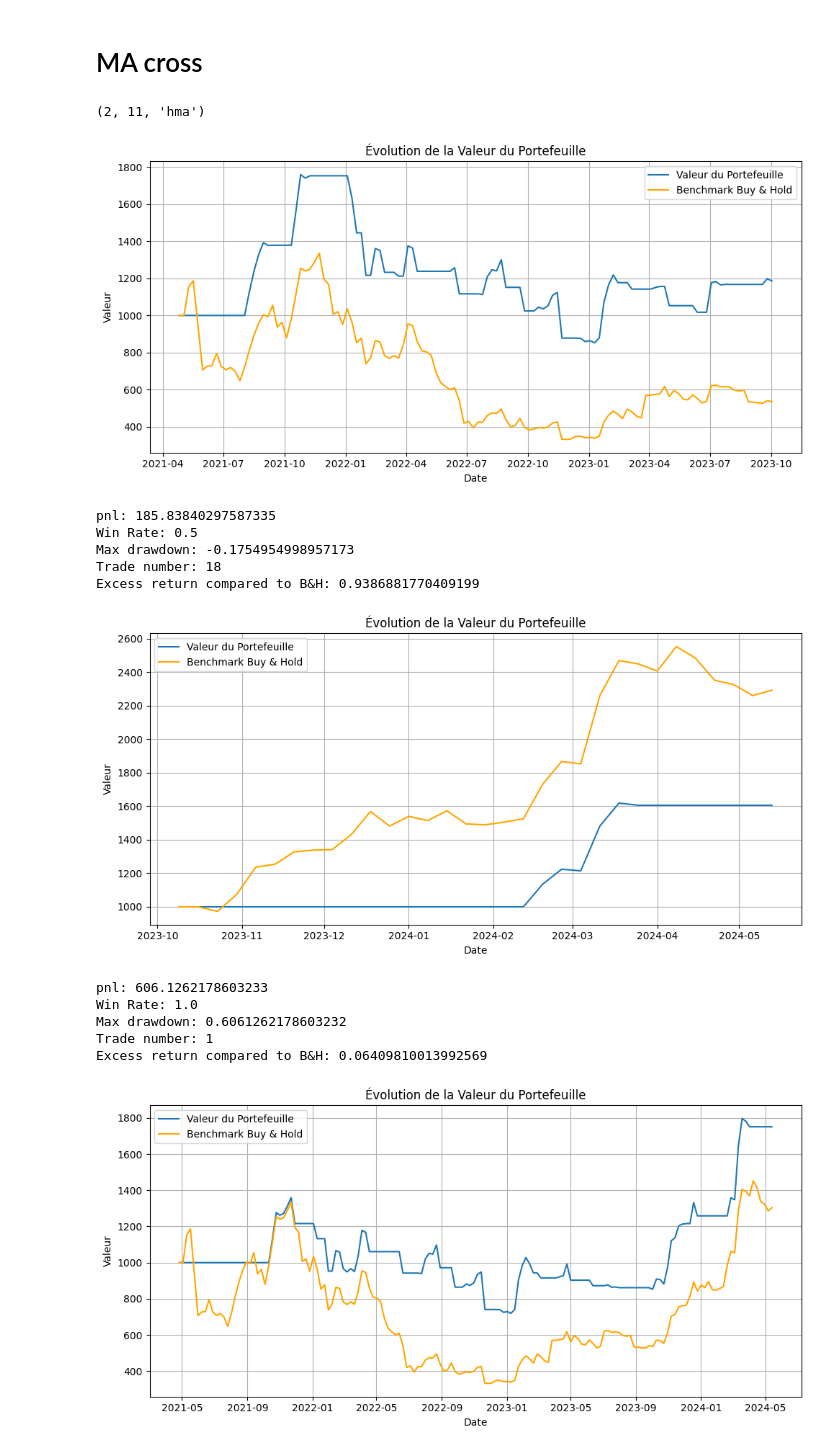
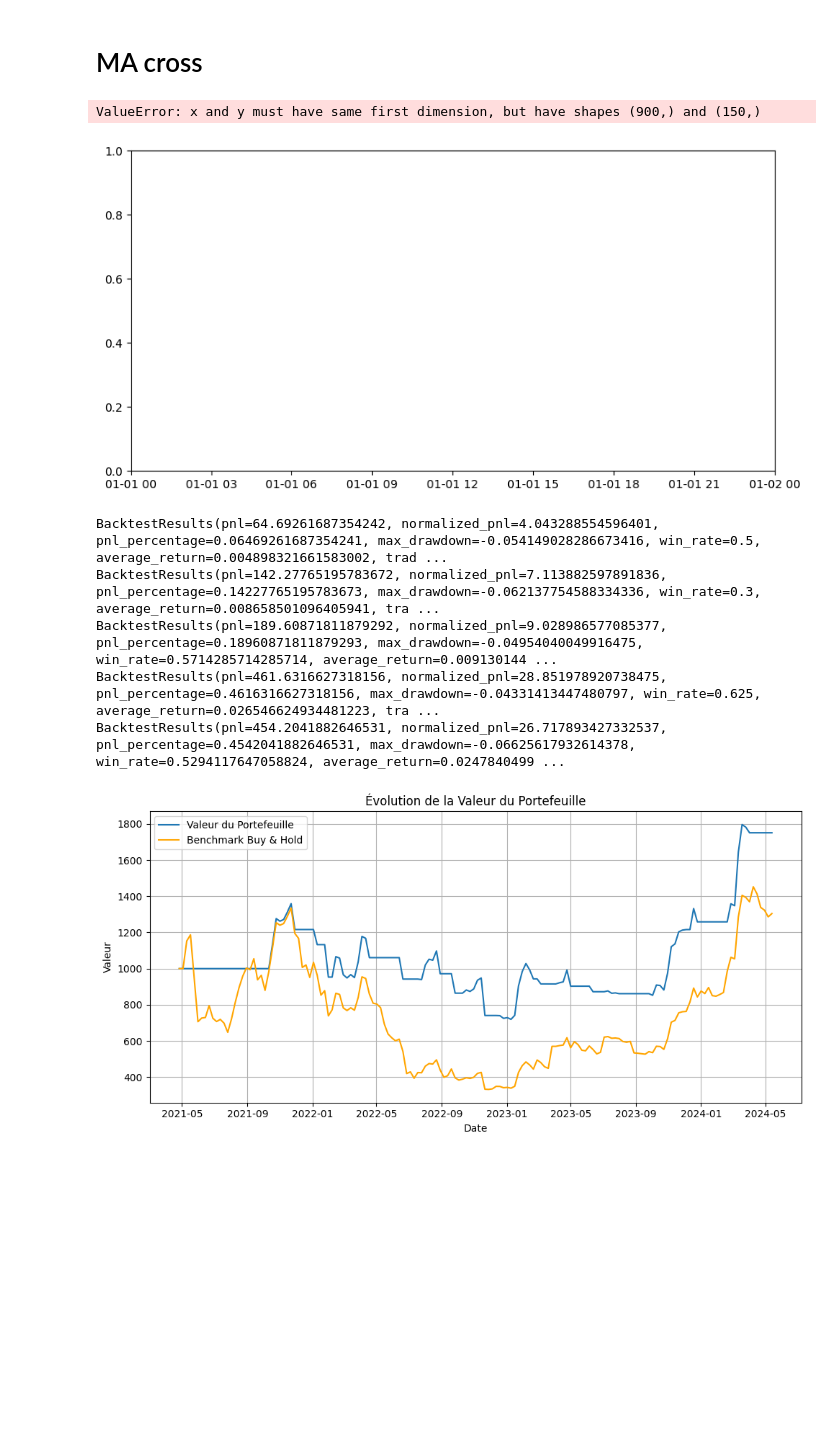
Before and after one commit to Romathonat/MTAL, a Jupyter notebook: notebooks/backtest.ipynb, the cells around one changed output. Drawn from its saved outputs; the diff is of its cells as text; code cells hidden in the pictures; blank space fills up the shorter version.

Commit message:
upgrading walk forward to keep data for better print

```diff
--- a/notebooks/backtest.ipynb
+++ b/notebooks/backtest.ipynb
@@ -28,41 +28,38 @@ df.head(14)
 # %% [markdown]
 # MA cross
 # %%
+from src.mtal.backtesting.walk_forward import WalkForward
 from src.mtal.backtesting.ma_cross_backtest import MACrossBacktester
 
 from src.mtal.data_collect import get_pair_df
 from src.mtal.data_collect import get_spot_pairs
 from src.mtal.trainer import train_strategy
 from src.mtal.dataviz import display_strategy_results
 
 cryptos = get_spot_pairs()
 df = get_pair_df(pair="BTCUSDT", limit=900, frequency="1d")
-df = get_pair_df(pair="BTCUSDT", limit=160, frequency="1w")
 ranges = {
         "short_ma": range(1, 5),
         "long_ma": range(1, 15),
         "ma_type": ["hma"],
 }
 
-best_params, train_results, test_results, train_df, test_df = train_strategy(df, MACrossBacktester, ranges)
+results = WalkForward(df, MACrossBacktester, ranges).run()
 
-print(best_params)
-display_strategy_results(train_df, train_results)
-display_strategy_results(test_df, test_results)
+for result in results:
+    display_strategy_results(df, result)
 # %% [output]
-(2, 11, 'hma')
+ValueError: x and y must have same first dimension, but have shapes (900,) and (150,)
-[figure, old version]
+[figure, new version]
-pnl: 185.83840297587335
-Win Rate: 0.5
-Max drawdown: -0.1754954998957173
-Trade number: 18
-Excess return compared to B&H: 0.9386881770409199
-[figure, removed]
-pnl: 606.1262178603233
-Win Rate: 1.0
-Max drawdown: 0.6061262178603232
-Trade number: 1
-Excess return compared to B&H: 0.06409810013992569
+# %%
+for result in results:
+    print(result)
+# %% [output]
+BacktestResults(pnl=64.69261687354242, normalized_pnl=4.043288554596401, pnl_percentage=0.06469261687354241, max_drawdown=-0.054149028286673416, win_rate=0.5, average_return=0.004898321661583002, trad ...
+BacktestResults(pnl=142.27765195783672, normalized_pnl=7.113882597891836, pnl_percentage=0.14227765195783673, max_drawdown=-0.062137754588334336, win_rate=0.3, average_return=0.008658501096405941, tra ...
+BacktestResults(pnl=189.60871811879292, normalized_pnl=9.028986577085377, pnl_percentage=0.18960871811879293, max_drawdown=-0.04954040049916475, win_rate=0.5714285714285714, average_return=0.009130144 ...
+BacktestResults(pnl=461.6316627318156, normalized_pnl=28.851978920738475, pnl_percentage=0.4616316627318156, max_drawdown=-0.04331413447480797, win_rate=0.625, average_return=0.026546624934481223, tra ...
+BacktestResults(pnl=454.2041882646531, normalized_pnl=26.717893427332537, pnl_percentage=0.4542041882646531, max_drawdown=-0.06625617932614378, win_rate=0.5294117647058824, average_return=0.0247840499 ...
 # %%
 from src.mtal.backtesting.ma_cross_backtest import MACrossBacktester
 from src.mtal.dataviz import display_strategy_results
```
Also changed, not shown: 2 other files.
